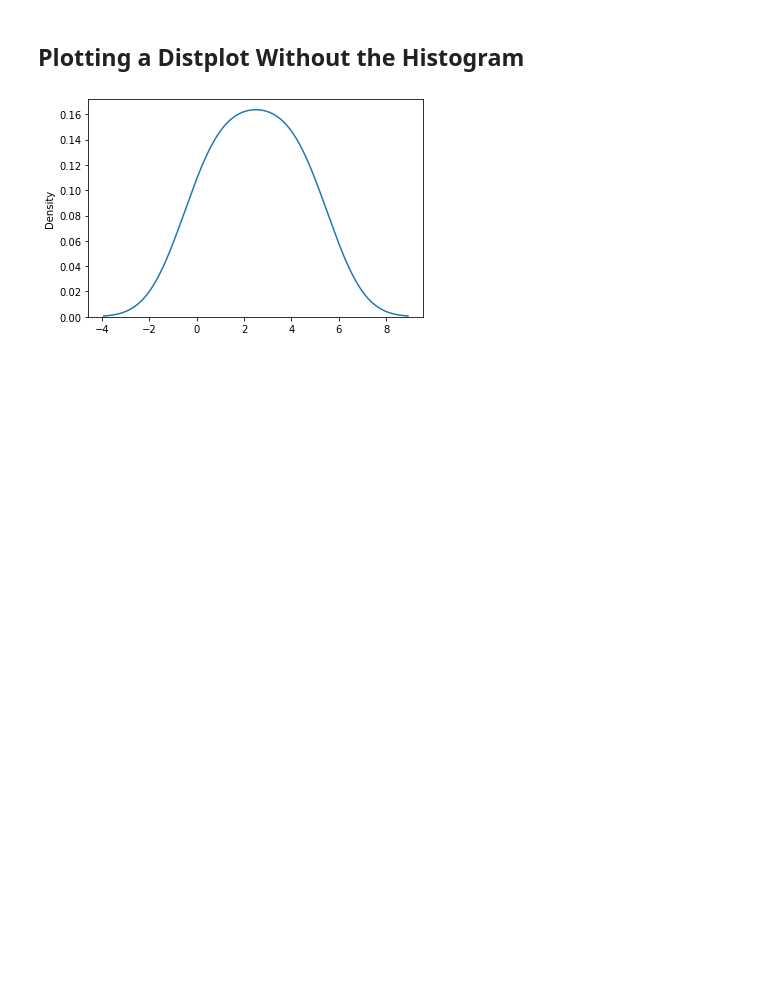
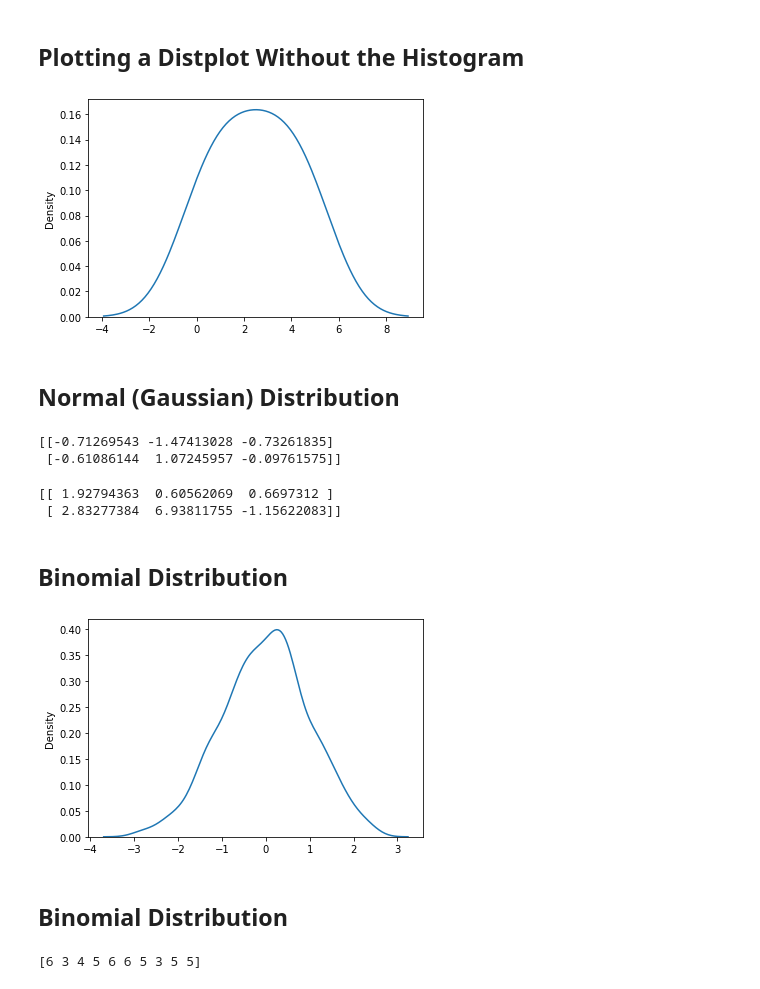
Before and after one commit to mausamadh/pythonprograms, a Jupyter notebook: learn_numpy/numpy_basics.ipynb, the cells around one changed output. Cells and saved outputs as stored; diff of their text form; code cells hidden in the pictures; blank space fills up the shorter version.

Commit message:
add distributions and arithematic operations

```diff
--- a/learn_numpy/numpy_basics.ipynb
+++ b/learn_numpy/numpy_basics.ipynb
@@ -795,3 +795,37 @@ sns.distplot([0, 1, 2, 3, 4, 5], hist=False)
 plt.show()
 # %% [output]
 [figure]
+# %% [markdown]
+## Normal (Gaussian) Distribution
+# %%
+
+x = random.normal(size=(2, 3))
+
+print(x)
+# %% [output]
+[[-0.71269543 -1.47413028 -0.73261835]
+ [-0.61086144  1.07245957 -0.09761575]]
+# %%
+x = random.normal(loc=1, scale=2, size=(2, 3))
+
+print(x)
+# %% [output]
+[[ 1.92794363  0.60562069  0.6697312 ]
+ [ 2.83277384  6.93811755 -1.15622083]]
+# %% [markdown]
+## Binomial Distribution
+# %%
+sns.distplot(random.normal(size=1000), hist=False)
+
+plt.show()
+# %% [output]
+[figure, added]
+# %% [markdown]
+## Binomial Distribution
+# %%
+
+x = random.binomial(n=10, p=0.5, size=10)
+
+print(x)
+# %% [output]
+[6 3 4 5 6 6 5 3 5 5]
```
Also changed, not shown: parts of 56 cells of this notebook.
